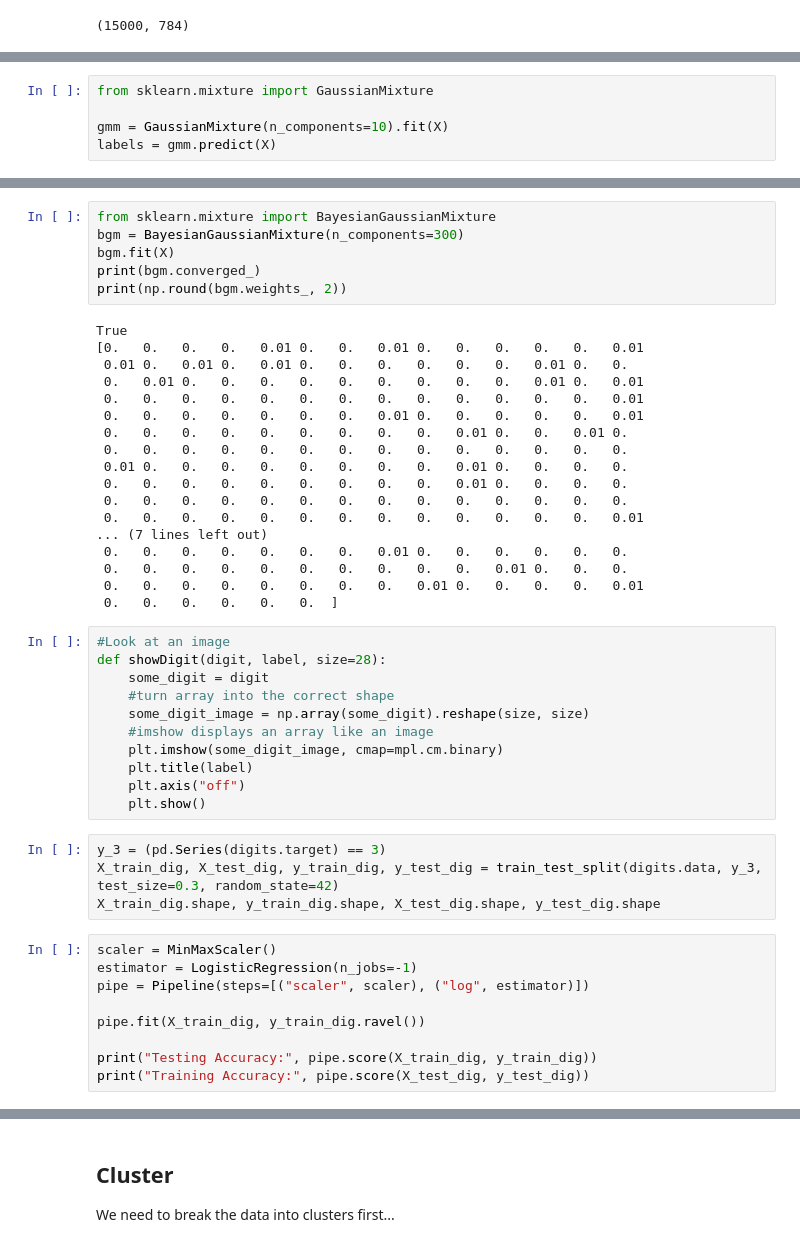
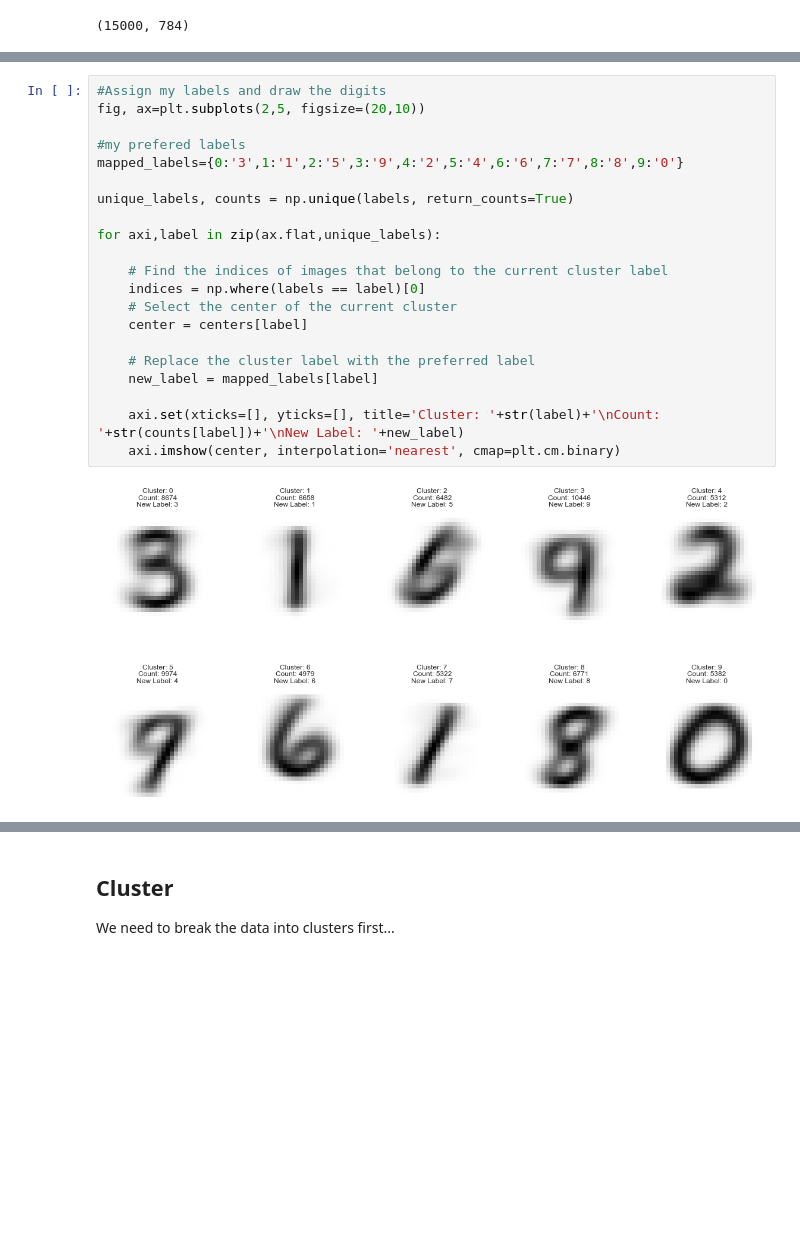
Before and after one commit to zareeiant/ItML_Asn_3_Students, a Jupyter notebook: cluster_asn.ipynb, the cells around one changed output, grey strips where cells are left out. Drawn from its saved outputs; the diff is of its cells as text; blank space fills up the shorter version.

```diff
--- a/cluster_asn.ipynb
+++ b/cluster_asn.ipynb
@@ -141,5 +121,0 @@ print(X.shape)
-# %%
-from sklearn.mixture import GaussianMixture
-
-gmm = GaussianMixture(n_components=10).fit(X)
-labels = gmm.predict(X)
@@ -187,48 +122,23 @@ showDigits(digits=digits_new, labels=["","","","","","","","","",""], indexes=[1
-# %%
-from sklearn.mixture import BayesianGaussianMixture
-bgm = BayesianGaussianMixture(n_components=300)
-bgm.fit(X)
-print(bgm.converged_)
-print(np.round(bgm.weights_, 2))
-# %% [output]
-True
-[0.   0.   0.   0.   0.01 0.   0.   0.01 0.   0.   0.   0.   0.   0.01
- 0.01 0.   0.01 0.   0.01 0.   0.   0.   0.   0.   0.   0.01 0.   0.
- 0.   0.01 0.   0.   0.   0.   0.   0.   0.   0.   0.   0.01 0.   0.01
- 0.   0.   0.   0.   0.   0.   0.   0.   0.   0.   0.   0.   0.   0.01
- 0.   0.   0.   0.   0.   0.   0.   0.01 0.   0.   0.   0.   0.   0.01
- 0.   0.   0.   0.   0.   0.   0.   0.   0.   0.01 0.   0.   0.01 0.
- 0.   0.   0.   0.   0.   0.   0.   0.   0.   0.   0.   0.   0.   0.
- 0.01 0.   0.   0.   0.   0.   0.   0.   0.   0.01 0.   0.   0.   0.
- 0.   0.   0.   0.   0.   0.   0.   0.   0.   0.01 0.   0.   0.   0.
- 0.   0.   0.   0.   0.   0.   0.   0.   0.   0.   0.   0.   0.   0.
- 0.   0.   0.   0.   0.   0.   0.   0.   0.   0.   0.   0.   0.   0.01
-... (7 lines left out)
- 0.   0.   0.   0.   0.   0.   0.   0.01 0.   0.   0.   0.   0.   0.
- 0.   0.   0.   0.   0.   0.   0.   0.   0.   0.   0.01 0.   0.   0.
- 0.   0.   0.   0.   0.   0.   0.   0.   0.01 0.   0.   0.   0.   0.01
- 0.   0.   0.   0.   0.   0.  ]
-# %%
-#Look at an image
-def showDigit(digit, label, size=28):
-    some_digit = digit
-    #turn array into the correct shape
-    some_digit_image = np.array(some_digit).reshape(size, size)
-    #imshow displays an array like an image
-    plt.imshow(some_digit_image, cmap=mpl.cm.binary)
-    plt.title(label)
-    plt.axis("off")
-    plt.show()
-# %%
-y_3 = (pd.Series(digits.target) == 3)
-X_train_dig, X_test_dig, y_train_dig, y_test_dig = train_test_split(digits.data, y_3, test_size=0.3, random_state=42)
-X_train_dig.shape, y_train_dig.shape, X_test_dig.shape, y_test_dig.shape
-# %%
-scaler = MinMaxScaler()
-estimator = LogisticRegression(n_jobs=-1)
-pipe = Pipeline(steps=[("scaler", scaler), ("log", estimator)])
-
-pipe.fit(X_train_dig, y_train_dig.ravel())
-
-print("Testing Accuracy:", pipe.score(X_train_dig, y_train_dig))
-print("Training Accuracy:", pipe.score(X_test_dig, y_test_dig))
+# %%
+#Assign my labels and draw the digits
+fig, ax=plt.subplots(2,5, figsize=(20,10))
+
+#my prefered labels
+mapped_labels={0:'3',1:'1',2:'5',3:'9',4:'2',5:'4',6:'6',7:'7',8:'8',9:'0'}
+
+unique_labels, counts = np.unique(labels, return_counts=True)
+
+for axi,label in zip(ax.flat,unique_labels):
+
+    # Find the indices of images that belong to the current cluster label
+    indices = np.where(labels == label)[0]
+    # Select the center of the current cluster
+    center = centers[label]
+
+    # Replace the cluster label with the preferred label
+    new_label = mapped_labels[label]
+
+    axi.set(xticks=[], yticks=[], title='Cluster: '+str(label)+'\nCount: '+str(counts[label])+'\nNew Label: '+new_label)
+    axi.imshow(center, interpolation='nearest', cmap=plt.cm.binary)
+# %% [output]
+[figure, added]
```
Also changed, not shown: parts of 18 cells of this notebook, 2 other files.
